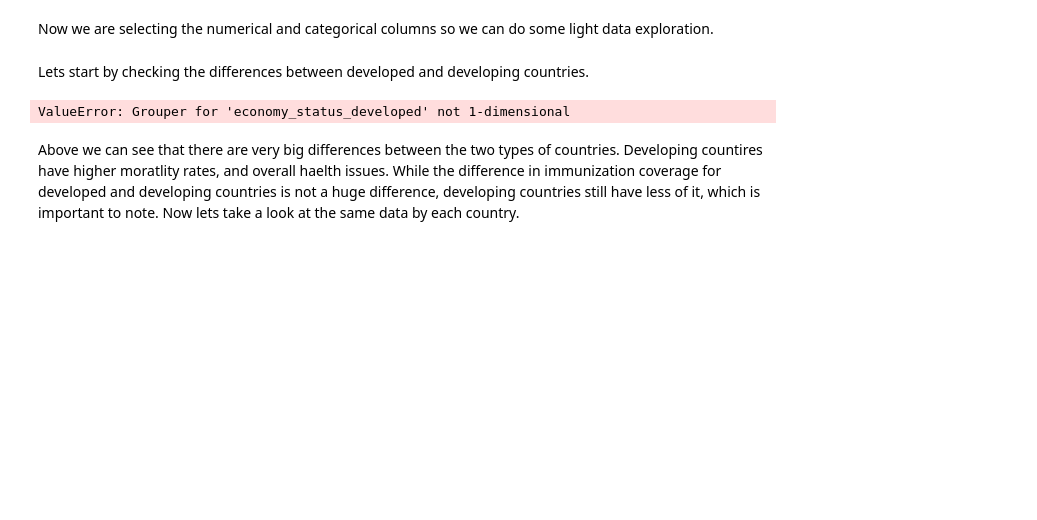
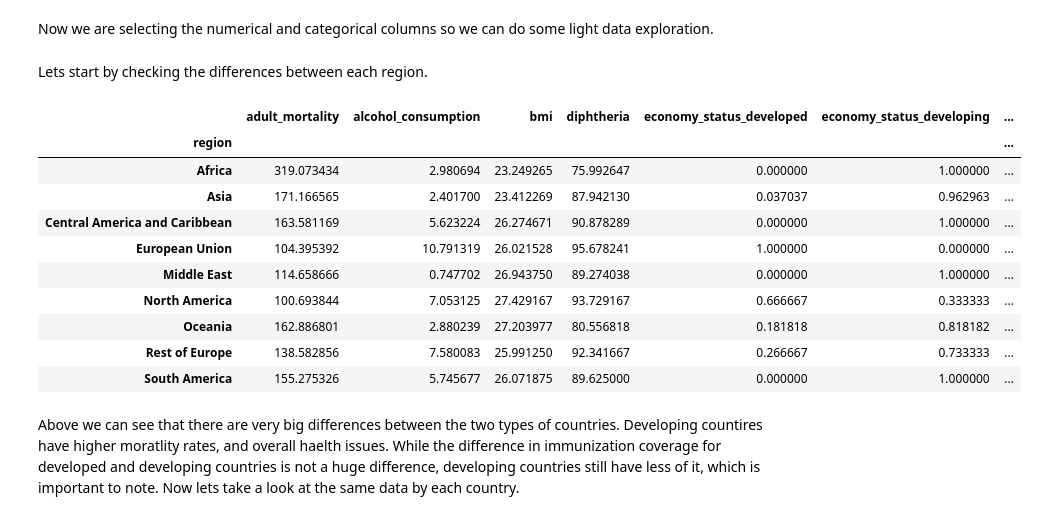
Before and after one commit to GaelGil/notebooks, a Jupyter notebook: who_life_expectancy/who_life_expectancy.ipynb, the cells around one changed output. Drawn from its saved outputs; the diff is of its cells as text; code cells hidden in the pictures; blank space fills up the shorter version.

```diff
--- a/who_life_expectancy/who_life_expectancy.ipynb
+++ b/who_life_expectancy/who_life_expectancy.ipynb
@@ -83,11 +83,21 @@ numerical = data.select_dtypes(include=['float64', 'int64']).columns
 # %%
 categorical = data.select_dtypes(include=['object']).columns
 # %% [markdown]
-Lets start by checking the differences between developed and developing countries.
+Lets start by checking the differences between each region.
 # %%
-pd.pivot_table(data, index='economy_status_developed', values=numerical)
+pd.pivot_table(data, index='region', values=numerical)
 # %% [output]
-ValueError: Grouper for 'economy_status_developed' not 1-dimensional
+|  | adult_mortality | alcohol_consumption | bmi | diphtheria | economy_status_developed | economy_status_developing | ... |
+| region |  |  |  |  |  |  | ... |
+| Africa | 319.073434 | 2.980694 | 23.249265 | 75.992647 | 0.000000 | 1.000000 | ... |
+| Asia | 171.166565 | 2.401700 | 23.412269 | 87.942130 | 0.037037 | 0.962963 | ... |
+| Central America and Caribbean | 163.581169 | 5.623224 | 26.274671 | 90.878289 | 0.000000 | 1.000000 | ... |
+| European Union | 104.395392 | 10.791319 | 26.021528 | 95.678241 | 1.000000 | 0.000000 | ... |
+| Middle East | 114.658666 | 0.747702 | 26.943750 | 89.274038 | 0.000000 | 1.000000 | ... |
+| North America | 100.693844 | 7.053125 | 27.429167 | 93.729167 | 0.666667 | 0.333333 | ... |
+| Oceania | 162.886801 | 2.880239 | 27.203977 | 80.556818 | 0.181818 | 0.818182 | ... |
+| Rest of Europe | 138.582856 | 7.580083 | 25.991250 | 92.341667 | 0.266667 | 0.733333 | ... |
+| South America | 155.275326 | 5.745677 | 26.071875 | 89.625000 | 0.000000 | 1.000000 | ... |
 # %% [markdown]
 Above we can see that there are very big differences between the two types of countries. Developing countires have higher moratlity rates, and overall haelth issues. While the difference in immunization coverage for developed and developing countries is not a huge difference, developing countries still have less of it, which is important to note. Now lets take a look at the same data by each country.
 # %%
```
Also changed, not shown: parts of 1 cell of this notebook.
